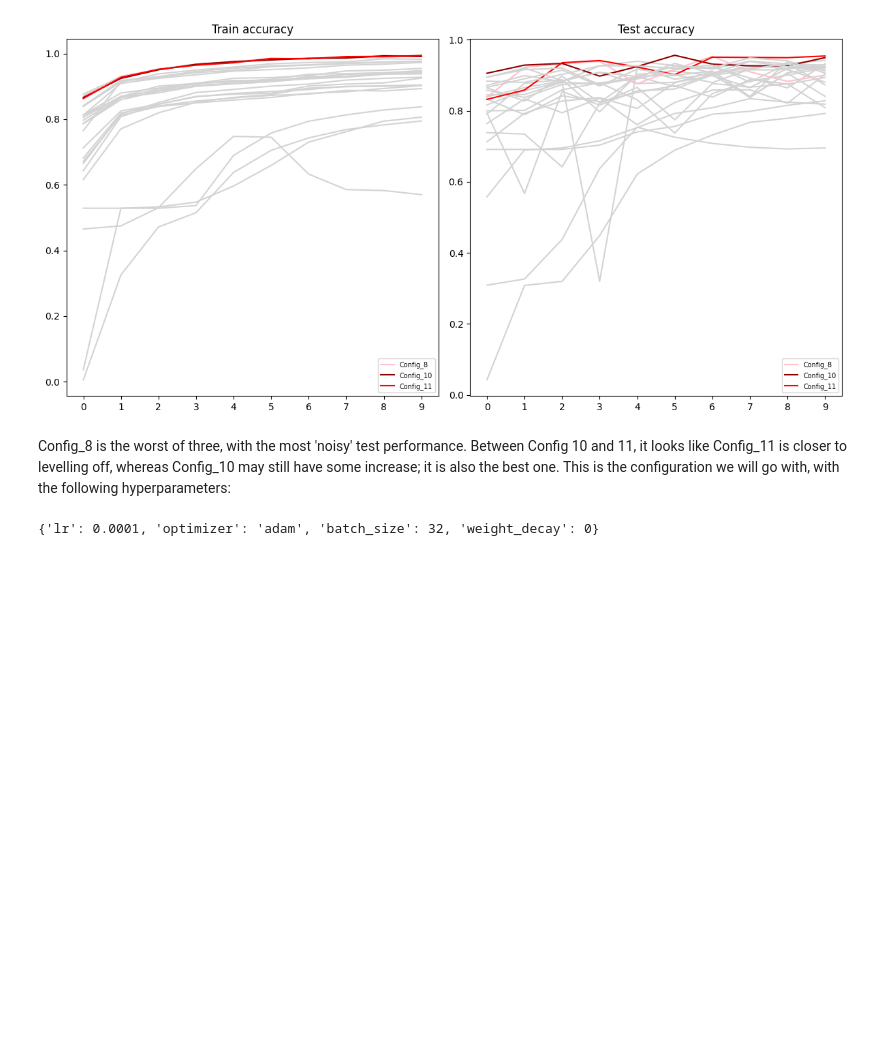
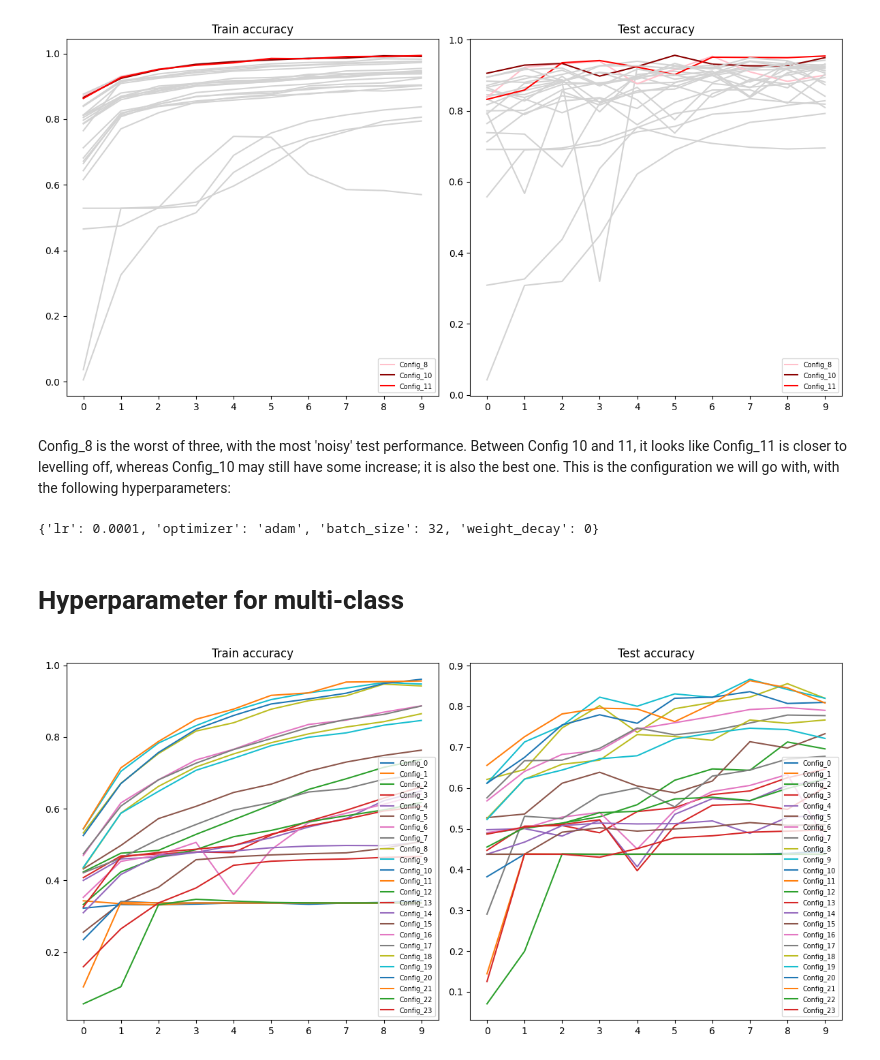
Before and after one commit to mariaserov/ML_BreakHis, a Jupyter notebook: scr/ConvnextV2_results_explore.ipynb, the cells around one changed output. Saved outputs shown, nothing was run; the diff lists cells and outputs as text; code cells hidden in the pictures; blank space fills up the shorter version.

Commit message:
ConvNeXT V2 CV for multiclass

```diff
--- a/scr/ConvnextV2_results_explore.ipynb
+++ b/scr/ConvnextV2_results_explore.ipynb
@@ -221,3 +222,44 @@ Config_8 is the worst of three, with the most 'noisy' test performance. Between
 best_perf.iloc[10,3]
 # %% [output]
 {'lr': 0.0001, 'optimizer': 'adam', 'batch_size': 32, 'weight_decay': 0}
+# %% [markdown]
+# Hyperparameter for multi-class
+# %%
+# Fuse the outputs of the long-run function together
+
+folder =  "array_job_output_HPO_milticlass"
+
+for m in range(1, 25):
+    if m == 1:
+        perf_train = pd.read_csv(f'convnext_v2_outputs/{folder}/Config{m}_train.csv', index_col='Unnamed: 0')
+    else:
+        df = pd.read_csv(f'convnext_v2_outputs/{folder}/Config{m}_train.csv', index_col='Unnamed: 0')
+        perf_train = pd.concat([perf_train, df], axis=1)
+
+for m in range(1, 25):
+    if m == 1:
+        perf_test = pd.read_csv(f'convnext_v2_outputs/{folder}/Config{m}_test.csv', index_col='Unnamed: 0')
+    else:
+        df = pd.read_csv(f'convnext_v2_outputs/{folder}/Config{m}_test.csv', index_col='Unnamed: 0')
+        perf_test = pd.concat([perf_test, df], axis=1)
+
+
+f, ax = plt.subplots(nrows = 1, ncols=2, figsize = (12, 6))
+
+for i, df in enumerate([perf_train, perf_test]):
+
+    for col in df.columns:
+        ax[i].plot(range(perf_test.shape[0]), df.loc[:, col], label = col)
+
+    if i == 0:
+        ax[i].set_title("Train accuracy")
+    else:
+        ax[i].set_title("Test accuracy")
+
+    ax[i].legend(prop={'size': 7})
+    ax[i].set_xticks(range(10))
+
+plt.tight_layout()
+plt.show()
+# %% [output]
+[figure, added]
```
Also changed, not shown: parts of 8 cells of this notebook, 14 other files.
